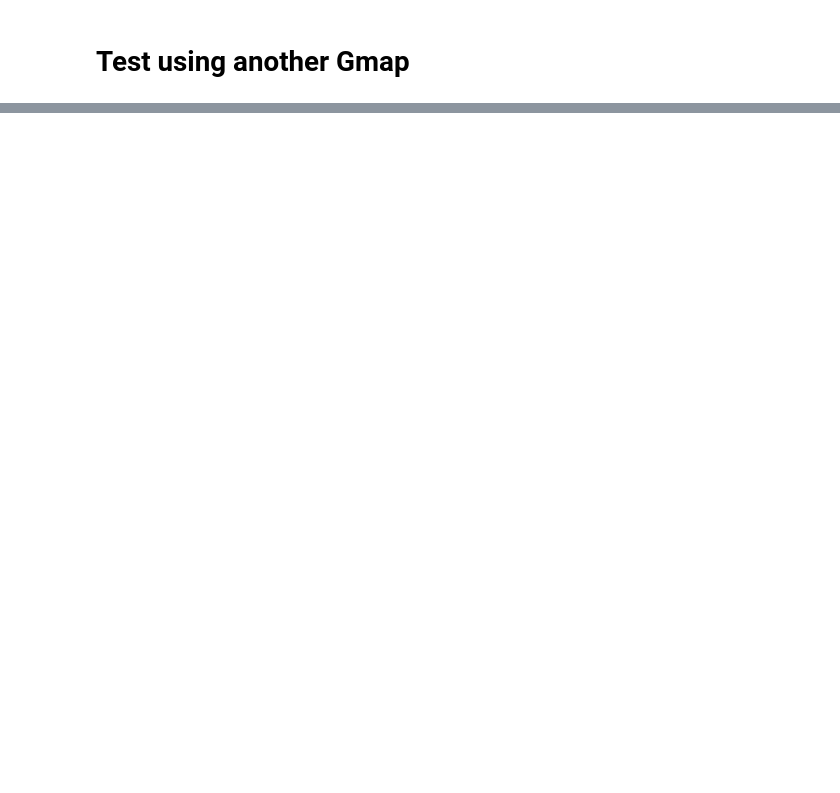
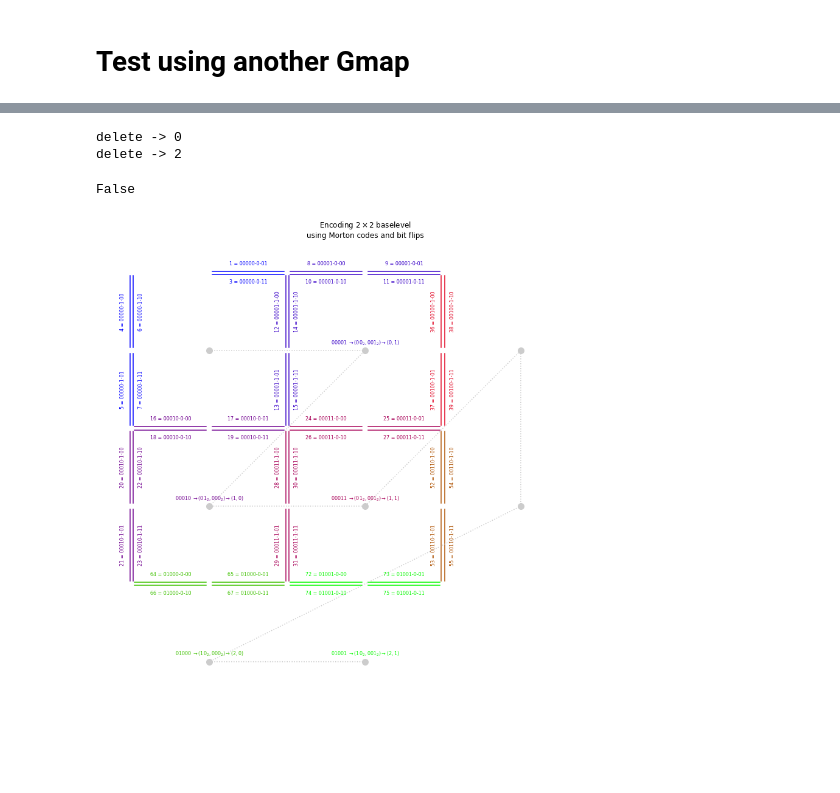
Before and after one commit to napolanocarmine/Thesis_Project, a Jupyter notebook: dict_gmaps_v4.ipynb, the cells around one changed output, grey strips where cells are left out. Drawn from its saved outputs; the diff is of its cells as text; code cells hidden in the pictures; blank space fills up the shorter version.

```diff
--- a/dict_gmaps_v4.ipynb
+++ b/dict_gmaps_v4.ipynb
@@ -1073,6 +1247,14 @@ m1.print_custom()
 # %%
-m1._contract(1, 8)
+m1._remove(0, 2)
 m1.is_valid
+# %% [output]
+delete -> 0
+delete -> 2
+False
+# %%
+m.impl_dict.plot()
+# %% [output]
+[figure, added]
 # %%
 m1.print_alpha()
 
```
Also changed, not shown: parts of 43 cells of this notebook, 5 other files.
